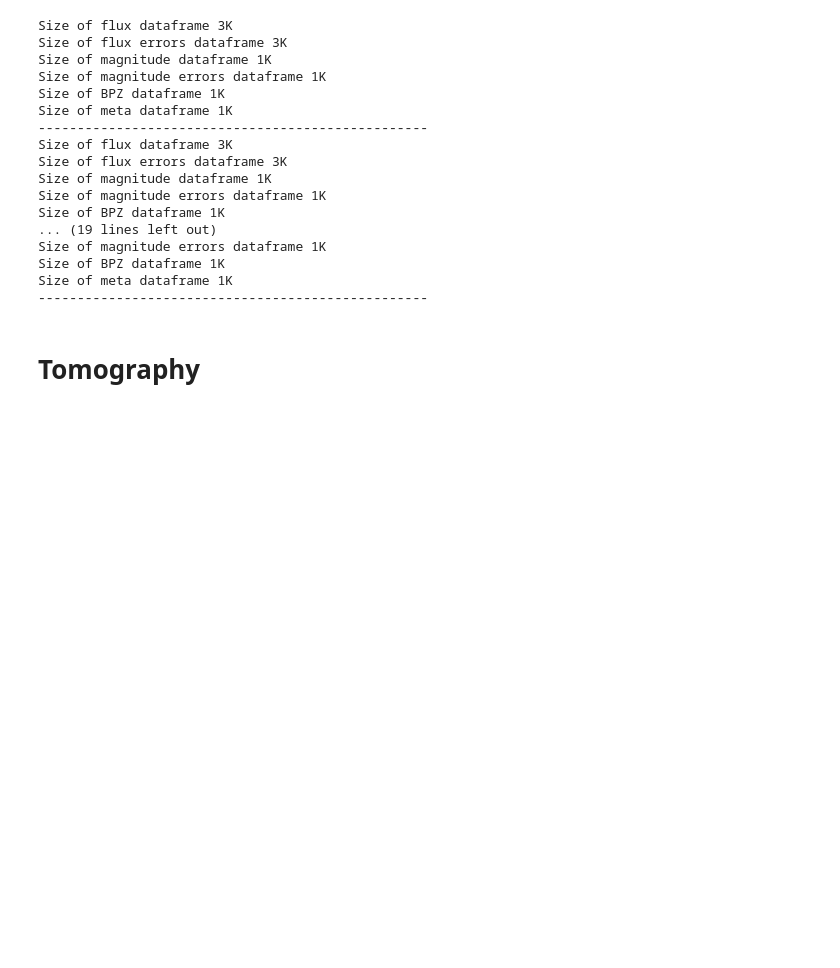
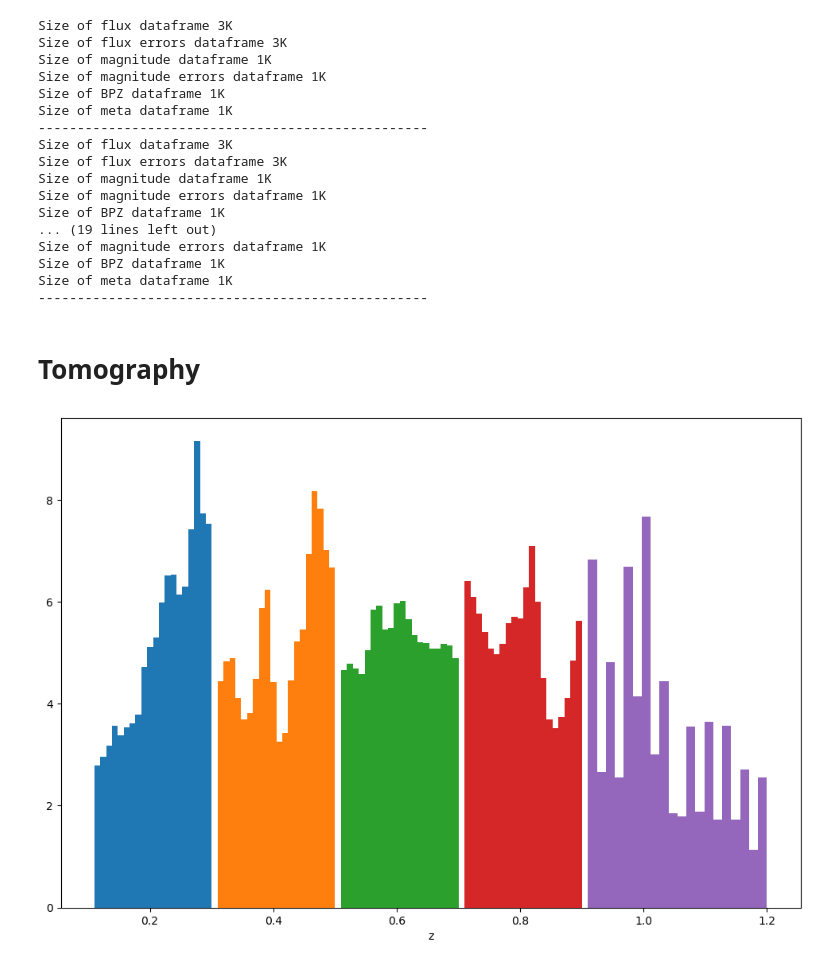
Before and after one commit to Harry45/BHM-nz, a Jupyter notebook: bhm/playground.ipynb, the cells around one changed output. Drawn from its saved outputs; the diff is of its cells as text; code cells hidden in the pictures; blank space fills up the shorter version.

```diff
--- a/bhm/playground.ipynb
+++ b/bhm/playground.ipynb
@@ -10,7 +10,7 @@ import astropy.units as u
 import matplotlib.pylab as plt
 import pandas as pd
 
-plt.rc('text', usetex=True) # - Imperial cluster cannot find Latex
+# plt.rc('text', usetex=True) # - Imperial cluster cannot find Latex
 plt.rc('font',**{'family':'sans-serif','serif':['Palatino']})
 figSize  = (12, 8)
 fontSize = 20
@@ -171,0 +176,23 @@ Size of meta dataframe 1K
+# %%
+fits_image = fits.open('data/catalogue/KiDS_DR4.1_ugriZYJHKs_SOM_gold_WL_cat.fits')
+data = fits_image[1].data
+fits_image.close()
+# %%
+redshifts = data['Z_B']
+# %%
+tomo_1 = redshifts[(redshifts > 0.1 ) & (redshifts <= 0.3)]
+tomo_2 = redshifts[(redshifts > 0.3 ) & (redshifts <= 0.5)]
+tomo_3 = redshifts[(redshifts > 0.5 ) & (redshifts <= 0.7)]
+tomo_4 = redshifts[(redshifts > 0.7 ) & (redshifts <= 0.9)]
+tomo_5 = redshifts[(redshifts > 0.9 ) & (redshifts <= 1.2)]
+# %%
+plt.figure(figsize = (12, 8))
+plt.hist(tomo_1, density = True, bins = 20)
+plt.hist(tomo_2, density = True, bins = 20)
+plt.hist(tomo_3, density = True, bins = 20)
+plt.hist(tomo_4, density = True, bins = 20)
+plt.hist(tomo_5, density = True, bins = 20)
+plt.xlabel('z')
+plt.show()
+# %% [output]
+[figure, added]
```
Also changed, not shown: parts of 11 cells of this notebook, 1 other file.
